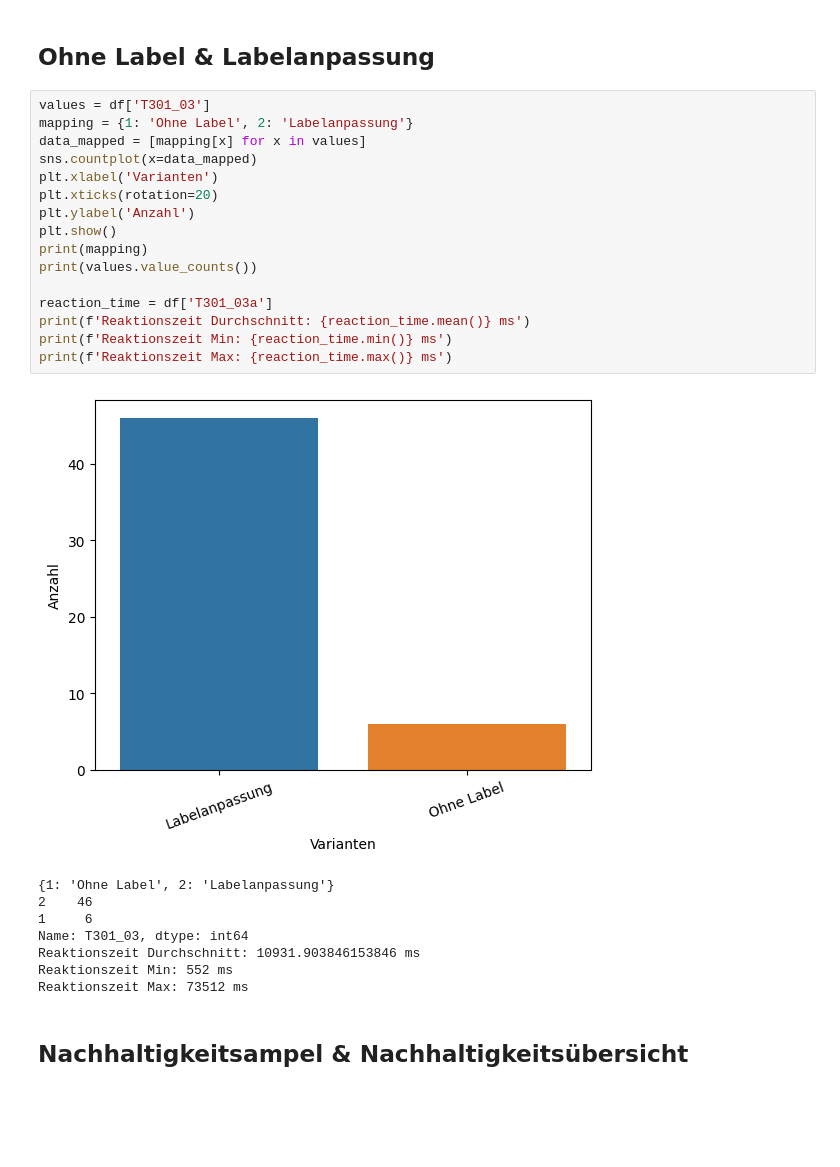
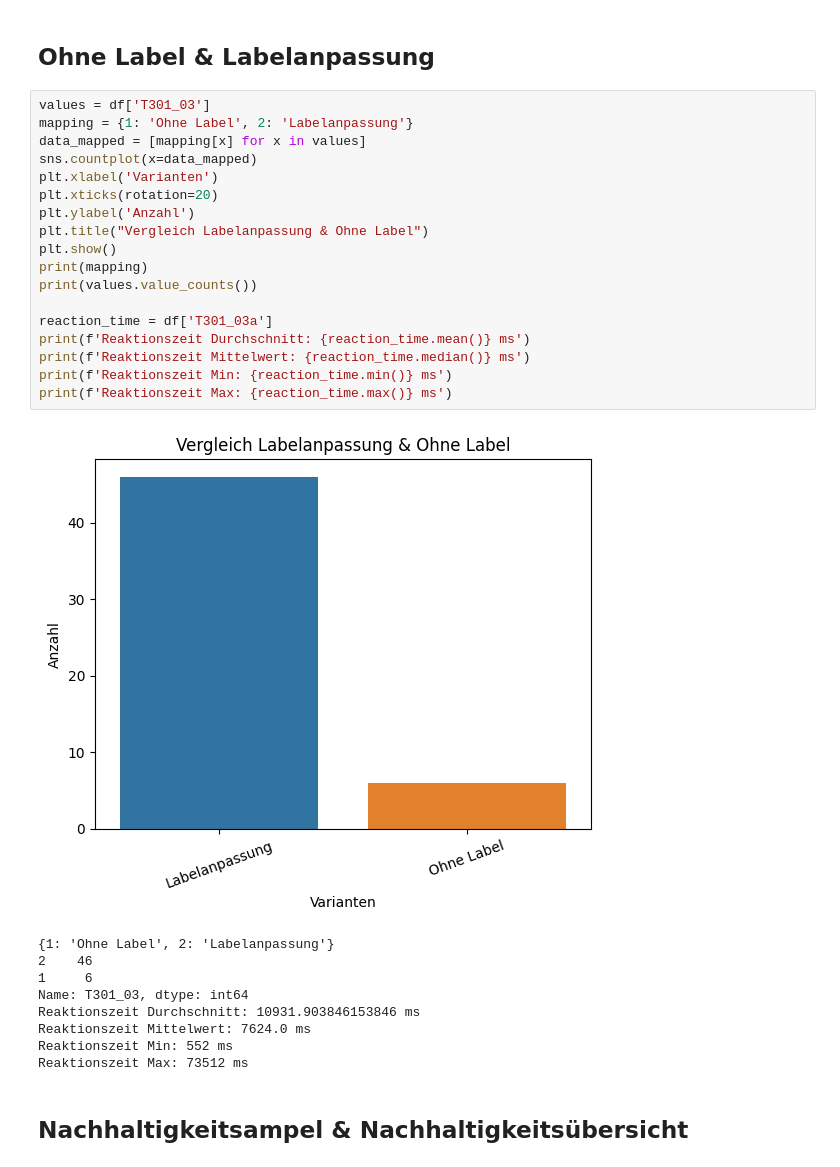
Before and after one commit to erikblank/evaluation_sustainability_study, a Jupyter notebook: auswertung.ipynb, the cells around one changed output. Cells and saved outputs as stored; diff of their text form; blank space fills up the shorter version.

```diff
--- a/auswertung.ipynb
+++ b/auswertung.ipynb
@@ -277,26 +291,29 @@ Reaktionszeit Max: 50488 ms
 # %%
 values = df['T301_03']
 mapping = {1: 'Ohne Label', 2: 'Labelanpassung'}
 data_mapped = [mapping[x] for x in values]
 sns.countplot(x=data_mapped)
 plt.xlabel('Varianten')
 plt.xticks(rotation=20)
 plt.ylabel('Anzahl')
+plt.title("Vergleich Labelanpassung & Ohne Label")
 plt.show()
 print(mapping)
 print(values.value_counts())
 
 reaction_time = df['T301_03a']
 print(f'Reaktionszeit Durchschnitt: {reaction_time.mean()} ms')
+print(f'Reaktionszeit Mittelwert: {reaction_time.median()} ms')
 print(f'Reaktionszeit Min: {reaction_time.min()} ms')
 print(f'Reaktionszeit Max: {reaction_time.max()} ms')
 # %% [output]
-[figure, old version]
+[figure, new version]
 {1: 'Ohne Label', 2: 'Labelanpassung'}
 2    46
 1     6
 Name: T301_03, dtype: int64
 Reaktionszeit Durchschnitt: 10931.903846153846 ms
+Reaktionszeit Mittelwert: 7624.0 ms
 Reaktionszeit Min: 552 ms
 Reaktionszeit Max: 73512 ms
 # %% [markdown]
```
Also changed, not shown: parts of 35 cells of this notebook.
